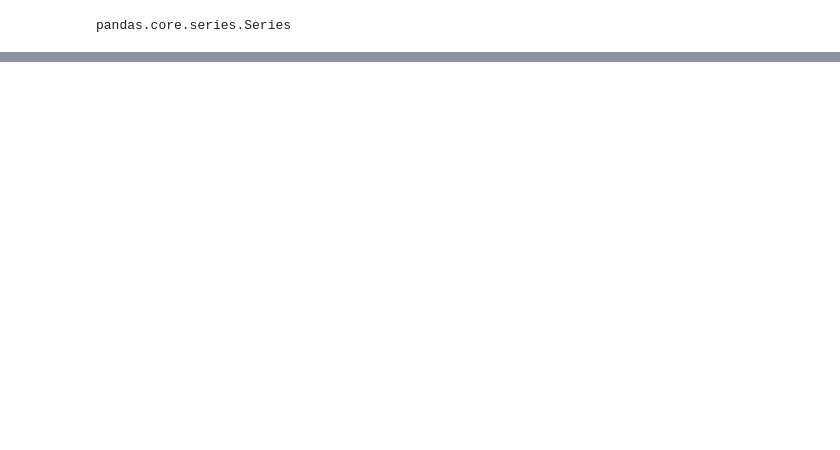
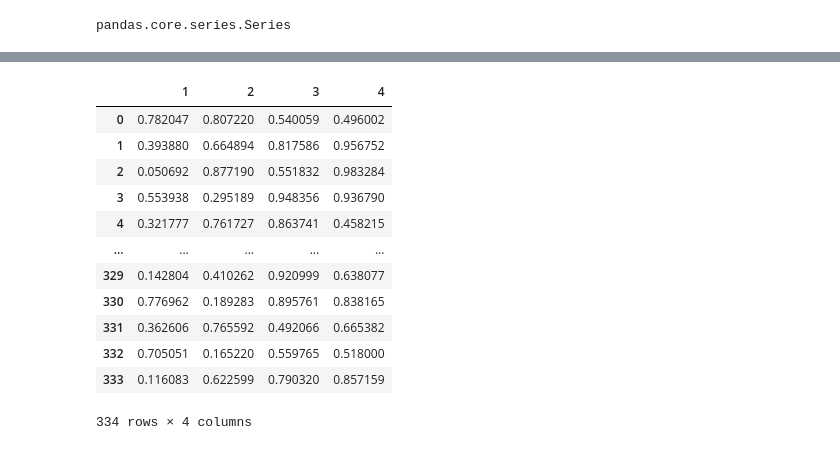
Before and after one commit to Gagan021-5/Jupyter-Notebook, a Jupyter notebook: pandas.ipynb, the cells around one changed output, grey strips where cells are left out. Cells and saved outputs as stored; diff of their text form; code cells hidden in the pictures; blank space fills up the shorter version.

```diff
--- a/pandas.ipynb
+++ b/pandas.ipynb
@@ -236,0 +240,16 @@ newdata.head(2)
+# %%
+newdata.drop(0,axis=1)
+# %% [output]
+|  | 1 | 2 | 3 | 4 |
+| 0 | 0.782047 | 0.807220 | 0.540059 | 0.496002 |
+| 1 | 0.393880 | 0.664894 | 0.817586 | 0.956752 |
+| 2 | 0.050692 | 0.877190 | 0.551832 | 0.983284 |
+| 3 | 0.553938 | 0.295189 | 0.948356 | 0.936790 |
+| 4 | 0.321777 | 0.761727 | 0.863741 | 0.458215 |
+| ... | ... | ... | ... | ... |
+| 329 | 0.142804 | 0.410262 | 0.920999 | 0.638077 |
+| 330 | 0.776962 | 0.189283 | 0.895761 | 0.838165 |
+| 331 | 0.362606 | 0.765592 | 0.492066 | 0.665382 |
+| 332 | 0.705051 | 0.165220 | 0.559765 | 0.518000 |
+| 333 | 0.116083 | 0.622599 | 0.790320 | 0.857159 |
+334 rows × 4 columns
```
Also changed, not shown: parts of 37 cells of this notebook, 6 other files.
